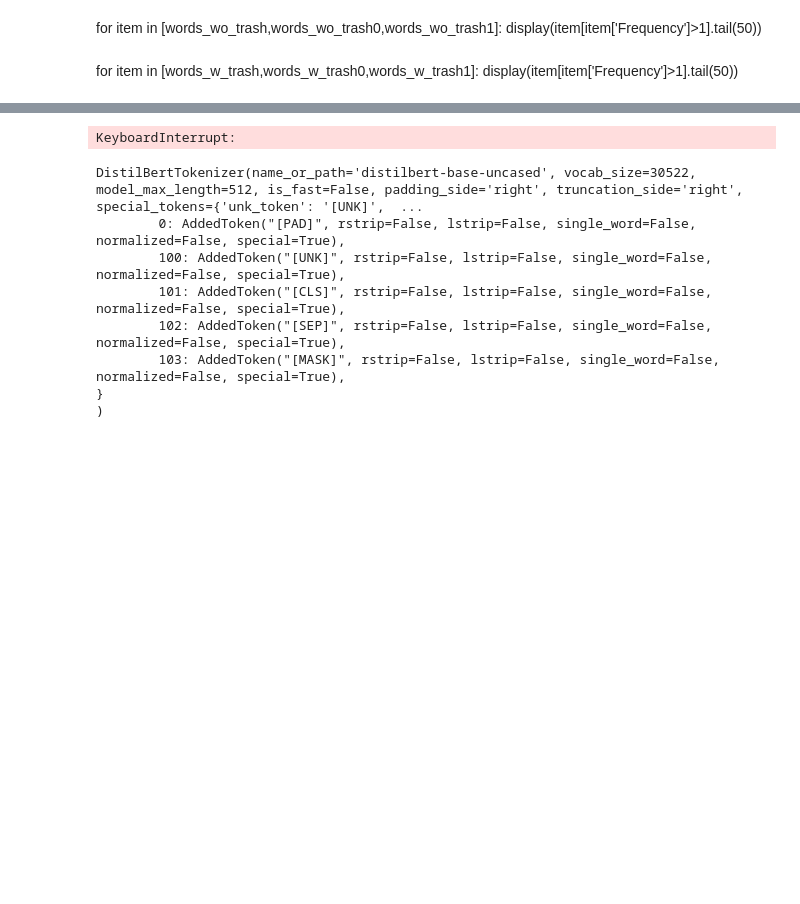
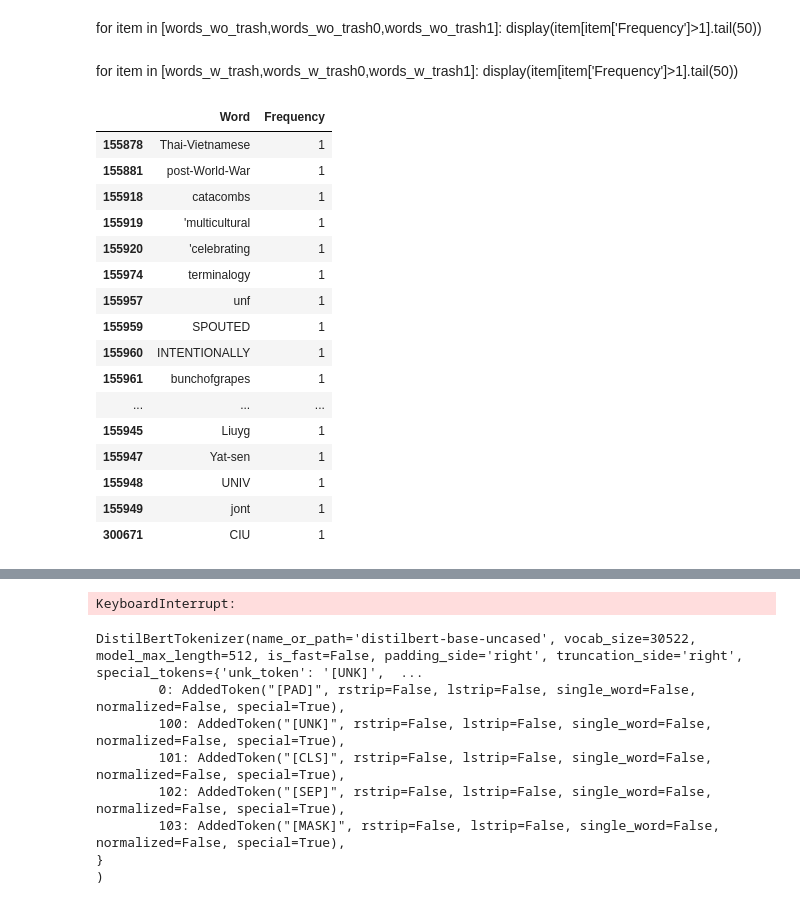
Before and after one commit to green-igor/wiki, a Jupyter notebook: wikiki (1).ipynb, the cells around one changed output, grey strips where cells are left out. Cells and saved outputs as stored; diff of their text form; code cells hidden in the pictures; blank space fills up the shorter version.

```diff
--- a/wikiki (1).ipynb
+++ b/wikiki (1).ipynb
@@ -430,0 +392,20 @@ def nl_split(string):
+# %%
+words_w_trash.tail(50)#,words_w_trash0.head(50),words_w_trash1.head(50)])
+# %% [output]
+|  | Word | Frequency |
+| 155878 | Thai-Vietnamese | 1 |
+| 155881 | post-World-War | 1 |
+| 155918 | catacombs | 1 |
+| 155919 | 'multicultural | 1 |
+| 155920 | 'celebrating | 1 |
+| 155974 | terminalogy | 1 |
+| 155957 | unf | 1 |
+| 155959 | SPOUTED | 1 |
+| 155960 | INTENTIONALLY | 1 |
+| 155961 | bunchofgrapes | 1 |
+| ... | ... | ... |
+| 155945 | Liuyg | 1 |
+| 155947 | Yat-sen | 1 |
+| 155948 | UNIV | 1 |
+| 155949 | jont | 1 |
+| 300671 | CIU | 1 |
```
Also changed, not shown: parts of 60 cells of this notebook.
